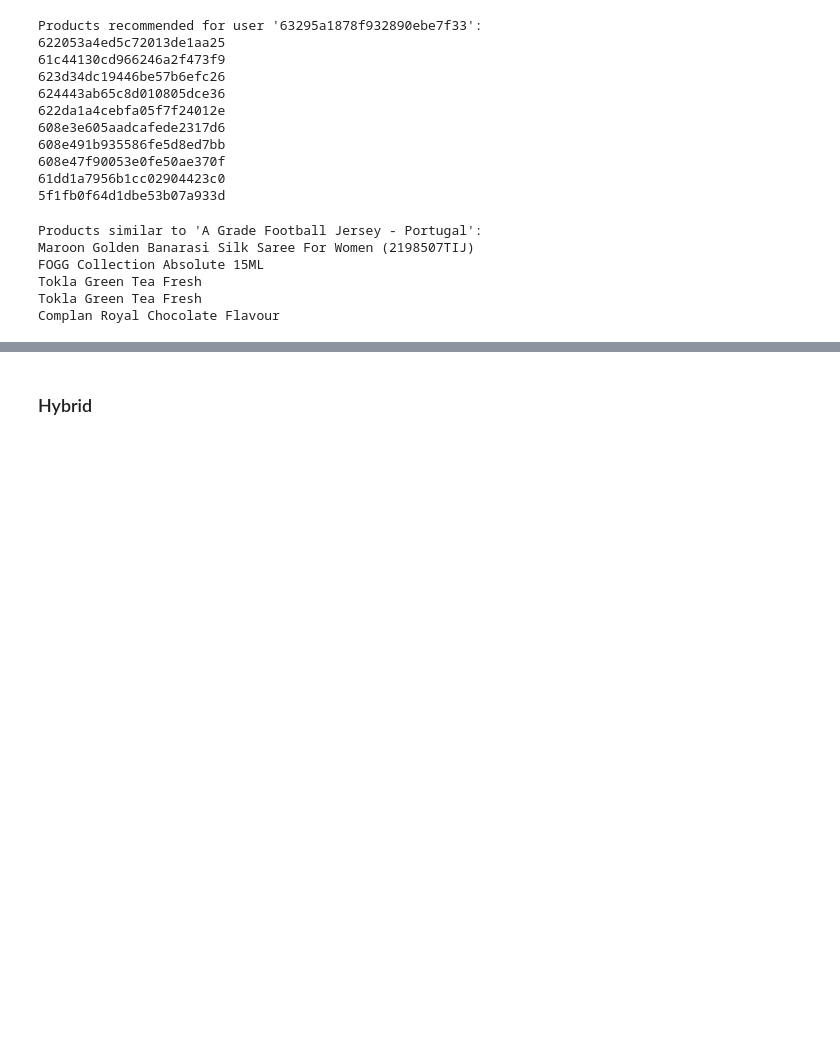
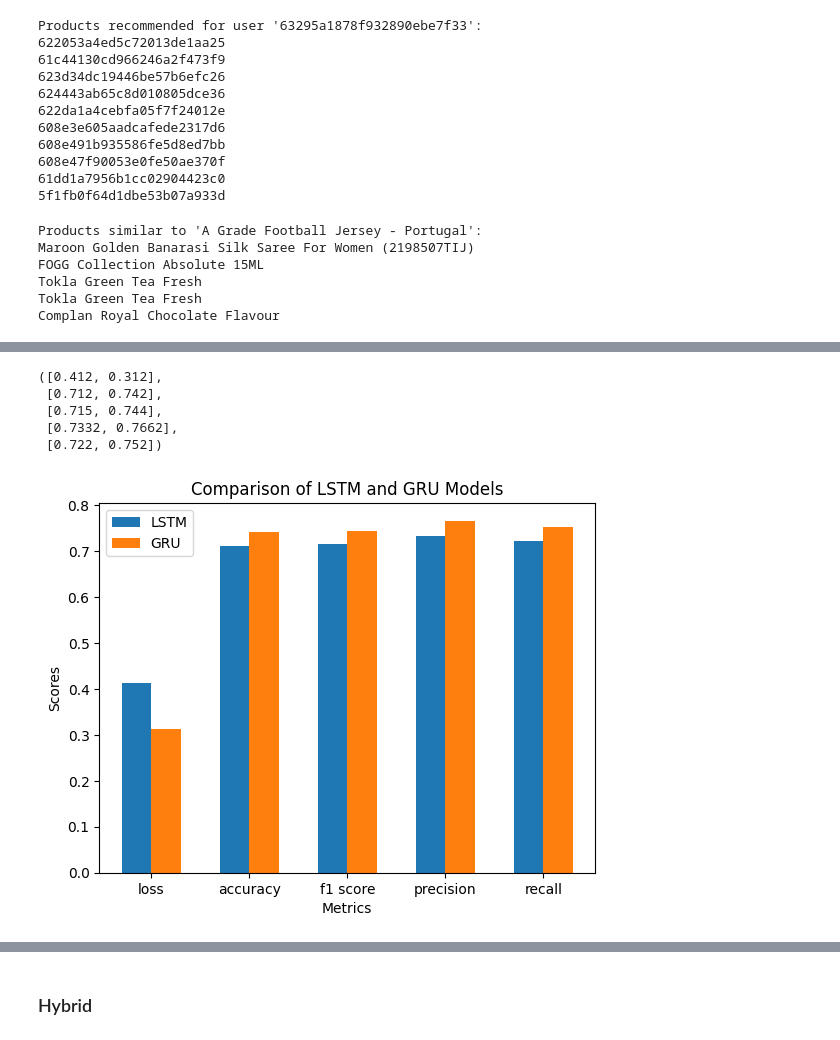
Before and after one commit to rajshrestha416/recommendation, a Jupyter notebook: Recommendation.ipynb, the cells around one changed output, grey strips where cells are left out. Cells and saved outputs as stored; diff of their text form; code cells hidden in the pictures; blank space fills up the shorter version.

```diff
--- a/Recommendation.ipynb
+++ b/Recommendation.ipynb
@@ -663,0 +768,37 @@ Complan Royal Chocolate Flavour
+# %%
+lstm_values
+# %% [output]
+([0.412, 0.312],
+ [0.712, 0.742],
+ [0.715, 0.744],
+ [0.7332, 0.7662],
+ [0.722, 0.752])
+# %%
+# Data
+metrics = ['loss', 'accuracy', 'f1 score', 'precision', 'recall']
+lstm_values = [0.412, 0.712, 0.715, 0.7332, 0.722]
+gru_values = [0.312, 0.742, 0.744, 0.7662, 0.752]
+
+# Positioning for the bars on the x-axis
+x = np.arange(len(metrics))
+
+# Width of the bars
+width = 0.3
+
+# Plotting the bar chart
+fig, ax = plt.subplots()
+ax.bar(x - width/2, lstm_values, width, label='LSTM')
+ax.bar(x + width/2, gru_values, width, label='GRU')
+
+# Adding labels and title
+ax.set_xlabel('Metrics')
+ax.set_ylabel('Scores')
+ax.set_title('Comparison of LSTM and GRU Models')
+ax.set_xticks(x)
+ax.set_xticklabels(metrics)
+ax.legend()
+
+# Show plot
+plt.show()
+# %% [output]
+[figure, added]
```
Also changed, not shown: parts of 9 cells of this notebook, 1 other file.
